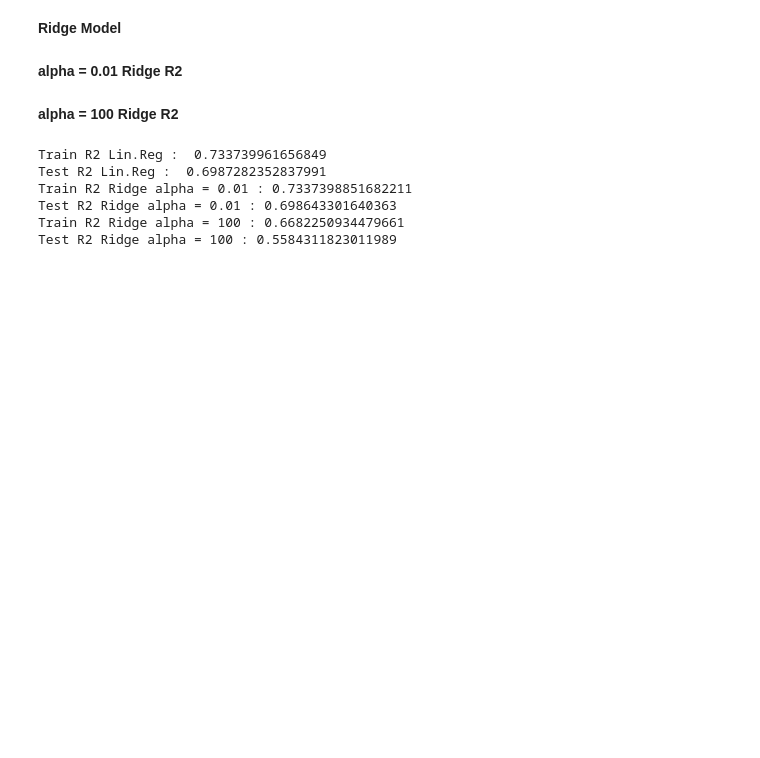
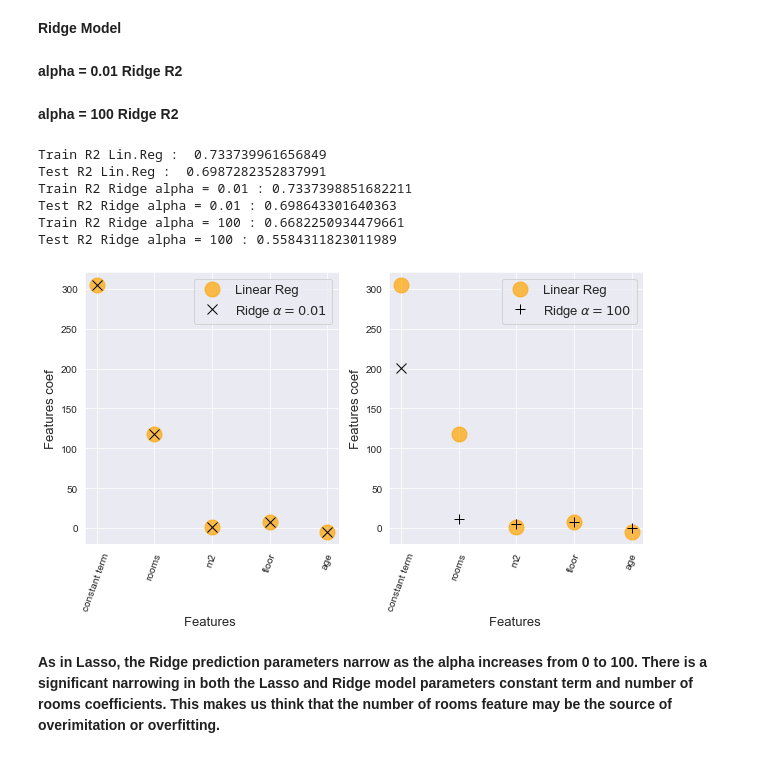
Before and after one commit to batuhanmtl/Machine-Learning, a Jupyter notebook: Supervised Learning/Model Regularization/Regularization.ipynb, the cells around one changed output. Cells and saved outputs as stored; diff of their text form; code cells hidden in the pictures; blank space fills up the shorter version.

Commit message:
MODEL REGULARIZATION

```diff
--- a/Supervised Learning/Model Regularization/Regularization.ipynb
+++ b/Supervised Learning/Model Regularization/Regularization.ipynb
@@ -218,3 +218,45 @@ Train R2 Ridge alpha = 0.01 : 0.7337398851682211
 Test R2 Ridge alpha = 0.01 : 0.698643301640363
 Train R2 Ridge alpha = 100 : 0.6682250934479661
 Test R2 Ridge alpha = 100 : 0.5584311823011989
+# %%
+plt.figure(figsize=(10,5))
+plt.subplot(1,2,1)
+
+plt.plot((1,2,3,4),lr.coef_,alpha=0.7,linestyle='none',marker='o',markersize=15,color='orange',label='Linear Reg',zorder=2)
+
+plt.plot((1,2,3,4),rr.coef_,alpha=1,linestyle='none',marker='x',markersize=10,color='black',label=r'Ridge $ \alpha = 0.01$',zorder=7)
+
+plt.plot(0,lr.intercept_,alpha=0.7,linestyle='none',marker='o',markersize=15,color='orange')
+
+plt.plot(0,rr.intercept_,alpha=1,linestyle='none',marker='x',markersize=10,color='black')
+
+plt.xticks([0,1,2,3,4],('constant term','rooms','m2','floor','age'),rotation='70')
+
+plt.xlabel('Features ',fontsize=13)
+
+plt.ylabel('Features coef',fontsize=13)
+
+plt.legend(fontsize=13,loc='upper right')
+
+plt.subplot(1,2,2)
+
+plt.plot((1,2,3,4),lr.coef_,alpha=0.7,linestyle='none',marker='o',markersize=15,color='orange',label='Linear Reg',zorder=2)
+
+plt.plot((1,2,3,4),rr100.coef_,alpha=1,linestyle='none',marker='+',markersize=10,color='black',label=r'Ridge $ \alpha = 100$')
+
+plt.plot(0,lr.intercept_,alpha=0.7,linestyle='none',marker='o',markersize=15,color='orange')
+
+plt.plot(0,rr100.intercept_,alpha=1,linestyle='none',marker='x',markersize=10,color='black')
+
+plt.xticks([0,1,2,3,4],('constant term','rooms','m2','floor','age'),rotation='70')
+
+plt.xlabel('Features ',fontsize=13)
+
+plt.ylabel('Features coef',fontsize=13)
+plt.legend(fontsize=13,loc='upper right')
+
+plt.show()
+# %% [output]
+[figure, added]
+# %% [markdown]
+<b>As in Lasso, the Ridge prediction parameters narrow as the alpha increases from 0 to 100. There is a significant narrowing in both the Lasso and Ridge model parameters constant term and number of rooms coefficients. This makes us think that the number of rooms feature may be the source of overimitation or overfitting.
```
